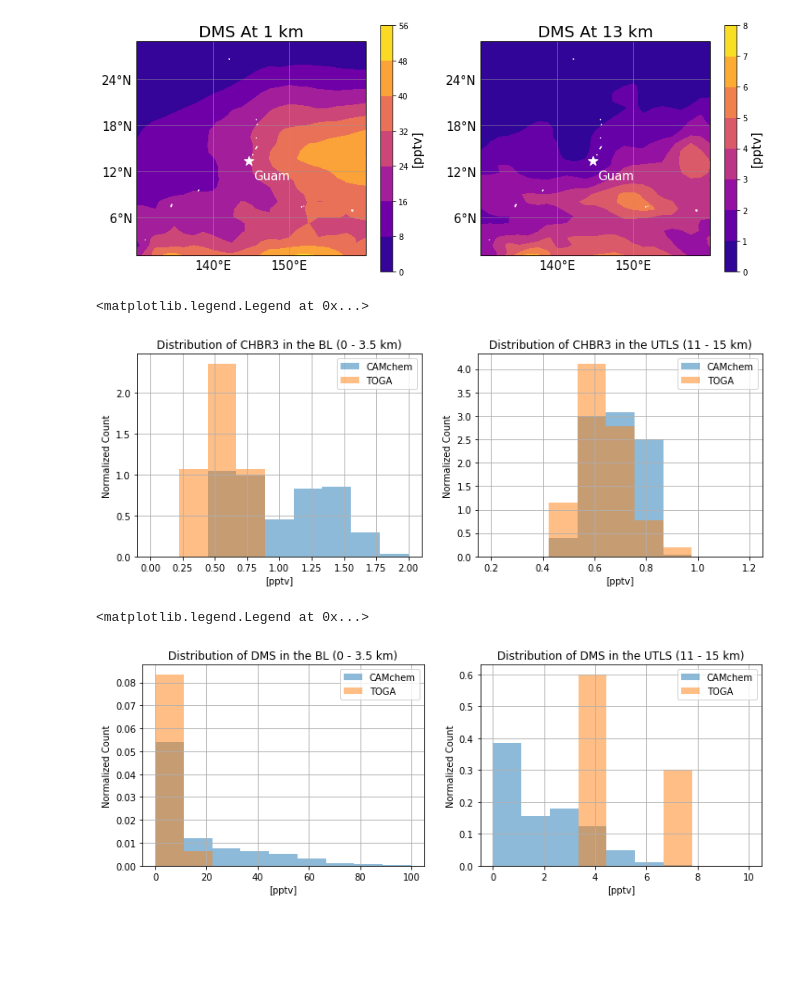
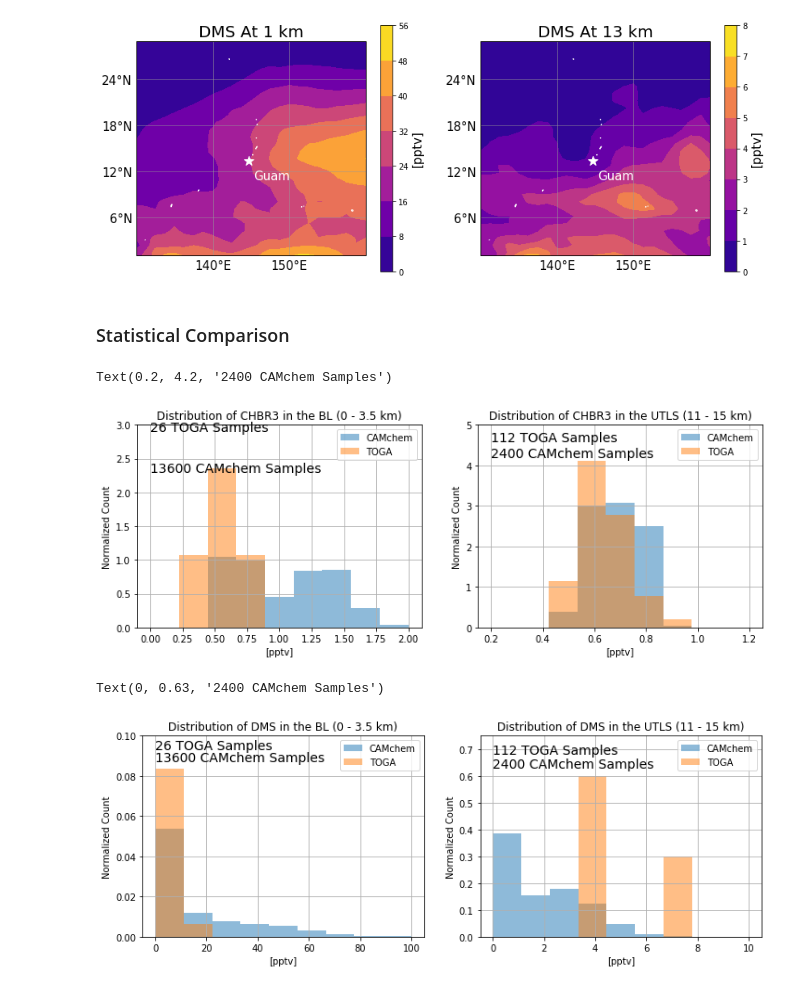
Before and after one commit to schelpon/final_project, a Jupyter notebook: final_project.ipynb, the cells around one changed output. Saved outputs shown, nothing was run; the diff lists cells and outputs as text; code cells hidden in the pictures; blank space fills up the shorter version.

```diff
--- a/final_project.ipynb
+++ b/final_project.ipynb
@@ -96,7 +87,7 @@ myurl_start = 'https://docs.google.com/uc?export=download&id='
 /bin/sh: wget: command not found
 # %%
 cam = xr.open_dataset('camchem_file')
-cam = cam[['DMS', 'CHBR3', 'NO2']]*(1e12)
+cam = cam[['DMS', 'CHBR3']]*(1e12)
 cam
 # %% [output]
 <xarray.Dataset>
@@ -407,3 +396,5 @@ Text(147.7, 11.4, 'Guam')
+# %% [markdown]
+### Statistical Comparison
 # %%
 # ------------------------------------------- figure 5 -------------------------------------------
 # CHBR3 comparison in boundary layer (BL) and upper troposphere lower stratosphere (UTLS)
@@ -420,42 +411,57 @@ fig, ax = plt.subplots(ncols = 2, figsize=(12,4))
 
 bins = np.linspace(0, 2, 10)
 ax[0].hist(cam_chbr3_bl, bins, alpha=0.5, density = True, label = 'CAMchem')
 ax[0].hist(toga_chbr3_bl, bins, alpha=0.5, density = True, label = 'TOGA')
 
 ax[0].grid(which = 'major')
 ax[0].set_title ('Distribution of CHBR3 in the BL (0 - 3.5 km)')
 ax[0].set_xlabel('[pptv]')
 ax[0].set_ylabel('Normalized Count')
 ax[0].legend()
 
+ax[0].set_ylim(0, 3)
+
+# annotate
+ax[0].annotate(str(len(toga_chbr3_bl))+' TOGA Samples', xy=(0, 2.9),
+              fontsize = 14)
+ax[0].annotate(str(len(cam_chbr3_bl))+' CAMchem Samples', xy=(0, 2.3),
+              fontsize = 14)
+
 # ------------------------ UT
 uttop = km_to_hpa(15)
 utbottom = km_to_hpa(11)
 # camchem values in upper tropo
 cam_chbr3_ut = cam['CHBR3'].sel(lev = slice(uttop,utbottom)).values.flatten()
 # toga values near surface
 toga_chbr3_ut = toga.Bromoform[np.where(toga.GGALT > 11000)]
 
 # plot
 bins = np.linspace(0.2, 1.2, 10)
 ax[1].hist(cam_chbr3_ut, bins, alpha=0.5, density = True, label = 'CAMchem')
 ax[1].hist(toga_chbr3_ut, bins, alpha=0.5, density = True, label = 'TOGA')
 
 ax[1].grid(which = 'major')
 ax[1].set_title ('Distribution of CHBR3 in the UTLS (11 - 15 km)')
 ax[1].set_xlabel('[pptv]')
 ax[1].set_ylabel('Normalized Count')
 ax[1].legend()
+
+ax[1].set_ylim(0, 5)
+
+# annotate
+ax[1].annotate(str(len(toga_chbr3_ut))+' TOGA Samples', xy=(0.2, 4.6),
+              fontsize = 14)
+ax[1].annotate(str(len(cam_chbr3_ut))+' CAMchem Samples', xy=(0.2, 4.2),
+              fontsize = 14)
 # %% [output]
-<matplotlib.legend.Legend at 0x...>
+Text(0.2, 4.2, '2400 CAMchem Samples')
-[figure, old version]
+[figure, new version]
 # %%
 # ------------------------------------------- figure 6 -------------------------------------------
 # DMS comparison in boundary layer (BL) and upper troposphere lower stratosphere (UTLS)
 
 # ------------------------ BL
 # camchem values near surface
-bltop = km_to_hpa(3.5)
 cam_dms_bl = cam['DMS'].sel(lev = slice(bltop,1000)).values.flatten()
 # toga values near surface
 toga_dms_bl = toga.DMS[np.where(toga.GGALT < 3500)]
@@ -472,6 +478,14 @@ ax[0].set_title ('Distribution of DMS in the BL (0 - 3.5 km)')
 ax[0].set_xlabel('[pptv]')
 ax[0].set_ylabel('Normalized Count')
 ax[0].legend()
+
+ax[0].set_ylim(0, 0.1)
+
+# annotate
+ax[0].annotate(str(len(toga_dms_bl))+' TOGA Samples', xy=(0, 0.093),
+              fontsize = 14)
+ax[0].annotate(str(len(cam_dms_bl))+' CAMchem Samples', xy=(0, 0.087),
+              fontsize = 14)
 
 # ------------------------ UT
 uttop = km_to_hpa(15)
@@ -492,7 +506,13 @@ ax[1].set_xlabel('[pptv]')
 ax[1].set_ylabel('Normalized Count')
 ax[1].legend()
 
-# my most interesting figure!
+ax[1].set_ylim(0, 0.75)
+
+# annotate
+ax[1].annotate(str(len(toga_dms_ut))+' TOGA Samples', xy=(0, 0.68),
+              fontsize = 14)
+ax[1].annotate(str(len(cam_dms_ut))+' CAMchem Samples', xy=(0, 0.63),
+              fontsize = 14)
 # %% [output]
-<matplotlib.legend.Legend at 0x...>
+Text(0, 0.63, '2400 CAMchem Samples')
-[figure, old version]
+[figure, new version]
```
Also changed, not shown: parts of 25 cells of this notebook.
